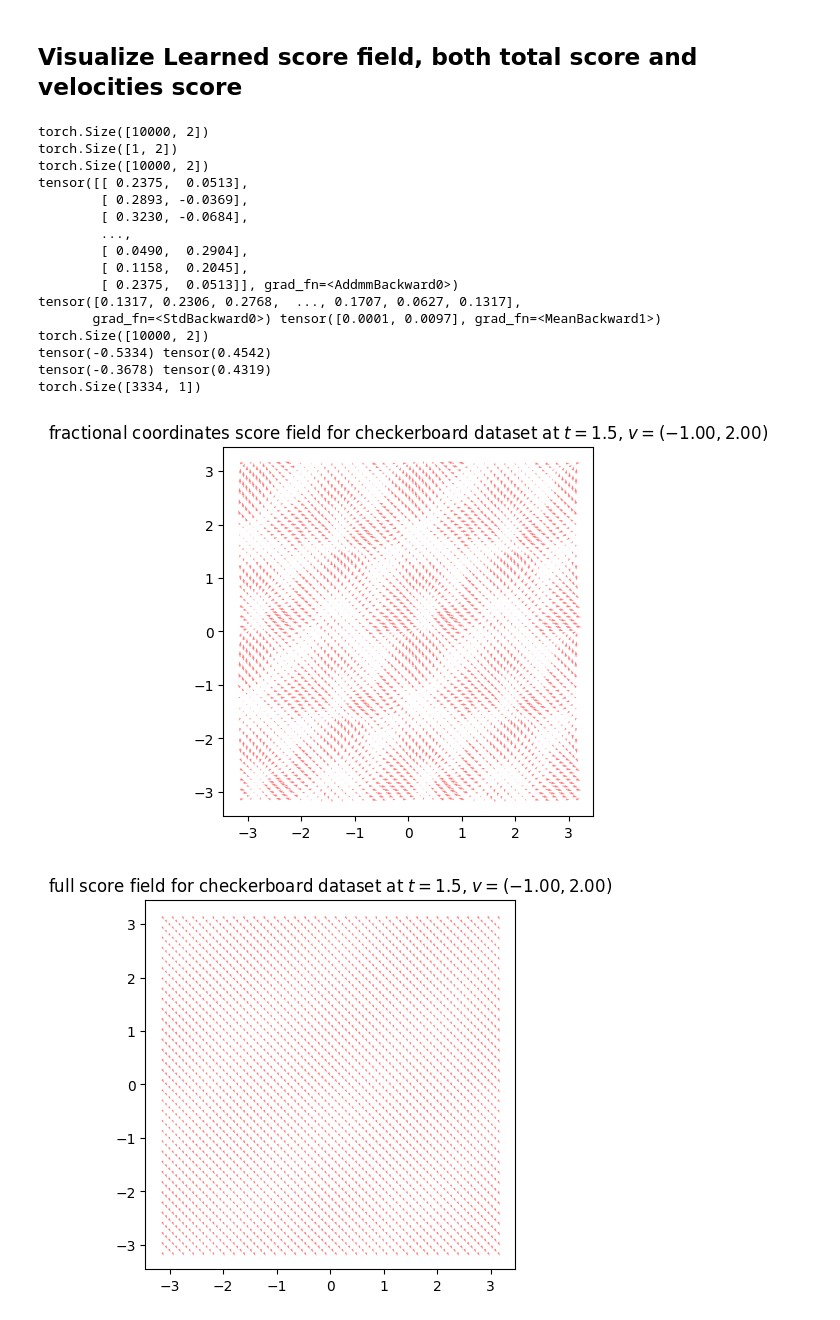
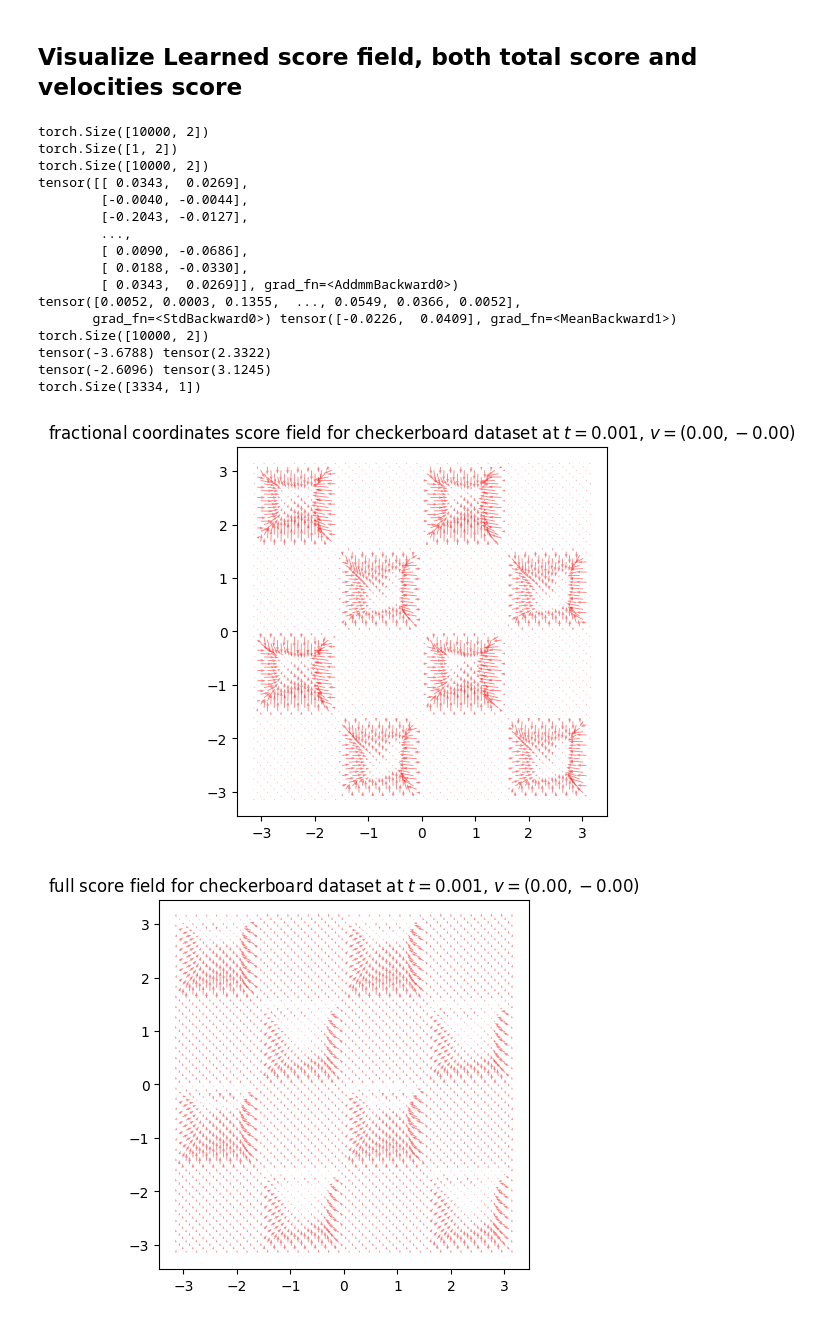
Before and after one commit to MateosCz/diffusion-playground, a Jupyter notebook: checkerboard_analysis.ipynb, the cells around one changed output. Cells and saved outputs as stored; diff of their text form; code cells hidden in the pictures.

```diff
--- a/checkerboard_analysis.ipynb
+++ b/checkerboard_analysis.ipynb
@@ -403,8 +403,8 @@ x_test = torch.cat([x_test, y_test], dim=-1)
 
 x_test_batched = x_test[:,:]
 print(x_test_batched.shape)
-t_scalar = 1.5
-v_scalar = torch.Tensor([[-1.0,2.0]])
+t_scalar = 0.001
+v_scalar = torch.Tensor([[0,-0.001]])
 print(v_scalar.shape)
 print(x_test_batched.shape)
 t_test = torch.full((10000, 1), t_scalar)   # (1, 10000, 1)
@@ -421,46 +421,48 @@ print(min(score[:,1]),max(score[:,1]))
 # shows every 3 points
 score = score[::3,:]
 x_test_batched = x_test_batched[::3,:]
 t_test = t_test[::3,:]
 v_test = v_test[::3,:]
 print(t_test.shape)
 
 fig,ax = plt.subplots()
 # ax.scatter(x_test[:,0],x_test[:,1],c=x_test[:,0],cmap = "viridis",s = 0.5,alpha = 0.5)
 ax.quiver(x_test_batched[:,0],x_test_batched[:,1],score[:,0],score[:,1],color = "red",alpha = 0.5)
 ax.set_aspect("equal")
 ax.set_title(f"fractional coordinates score field for checkerboard dataset at $t = {t_scalar}$, $v = ({v_scalar[0,0]:.2f}, {v_scalar[0,1]:.2f})$")
 plt.show()
 
 # t_for_score = torch.Tensor([fixed_t])
 # print(t_for_score.shape)
 
-score_v = (1- torch.exp(-t_test))/(1 + torch.exp(-t_test)) * score - v_test/ (model.sde.sigma_t(t_test)**2)
+
+sigma_norm_r_t = torch.sqrt(model._sigma_norm_t(t_test))
+score_v = (1- torch.exp(-t_test))/(1 + torch.exp(-t_test)) * score * sigma_norm_r_t - v_test/ (model.sde.sigma_t(t_test)**2)
 
 fig,ax = plt.subplots()
 ax.quiver(x_test_batched[:,0],x_test_batched[:,1],score_v[:,0],score_v[:,1],color = "red",alpha = 0.5)
 ax.set_aspect("equal")
 ax.set_title(f"full score field for checkerboard dataset at $t = {t_scalar}$, $v = ({v_scalar[0,0]:.2f}, {v_scalar[0,1]:.2f})$")
 plt.show()
 # %% [output]
 torch.Size([10000, 2])
 torch.Size([1, 2])
 torch.Size([10000, 2])
-tensor([[ 0.2375,  0.0513],
-        [ 0.2893, -0.0369],
-        [ 0.3230, -0.0684],
+tensor([[ 0.0343,  0.0269],
+        [-0.0040, -0.0044],
+        [-0.2043, -0.0127],
         ...,
-        [ 0.0490,  0.2904],
-        [ 0.1158,  0.2045],
-        [ 0.2375,  0.0513]], grad_fn=<AddmmBackward0>)
-tensor([0.1317, 0.2306, 0.2768,  ..., 0.1707, 0.0627, 0.1317],
-       grad_fn=<StdBackward0>) tensor([0.0001, 0.0097], grad_fn=<MeanBackward1>)
+        [ 0.0090, -0.0686],
+        [ 0.0188, -0.0330],
+        [ 0.0343,  0.0269]], grad_fn=<AddmmBackward0>)
+tensor([0.0052, 0.0003, 0.1355,  ..., 0.0549, 0.0366, 0.0052],
+       grad_fn=<StdBackward0>) tensor([-0.0226,  0.0409], grad_fn=<MeanBackward1>)
 torch.Size([10000, 2])
-tensor(-0.5334) tensor(0.4542)
-tensor(-0.3678) tensor(0.4319)
+tensor(-3.6788) tensor(2.3322)
+tensor(-2.6096) tensor(3.1245)
 torch.Size([3334, 1])
-[figure, old version]
+[figure, new version]
-[figure, old version]
+[figure, new version]
 # %%
 def tile_accuracy(samples_angle, num_rows=4):
     """
```
Also changed, not shown: parts of 12 cells of this notebook, 2 other files.
